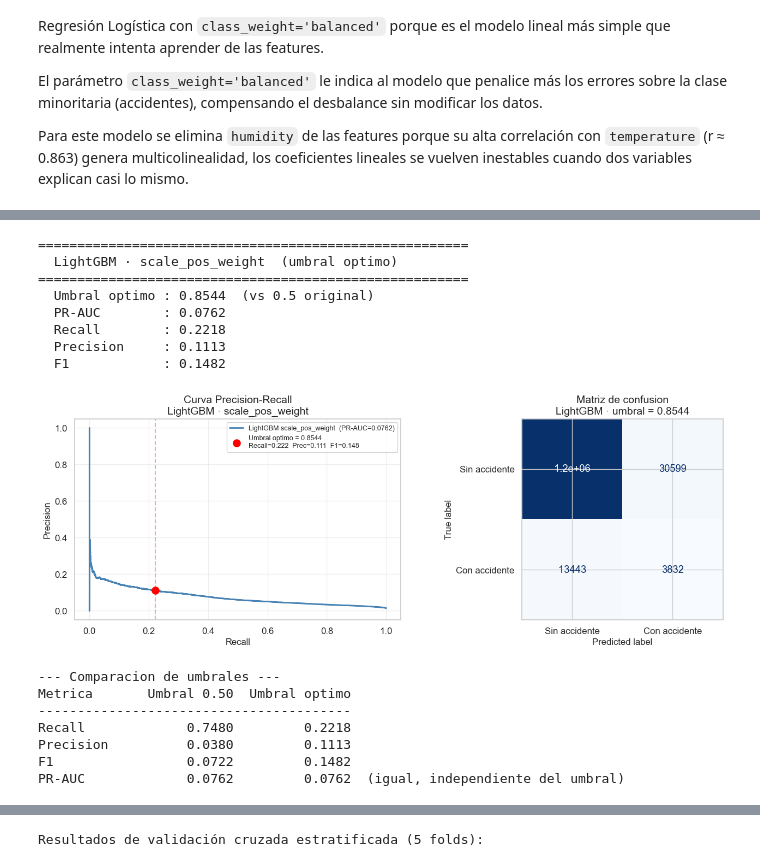
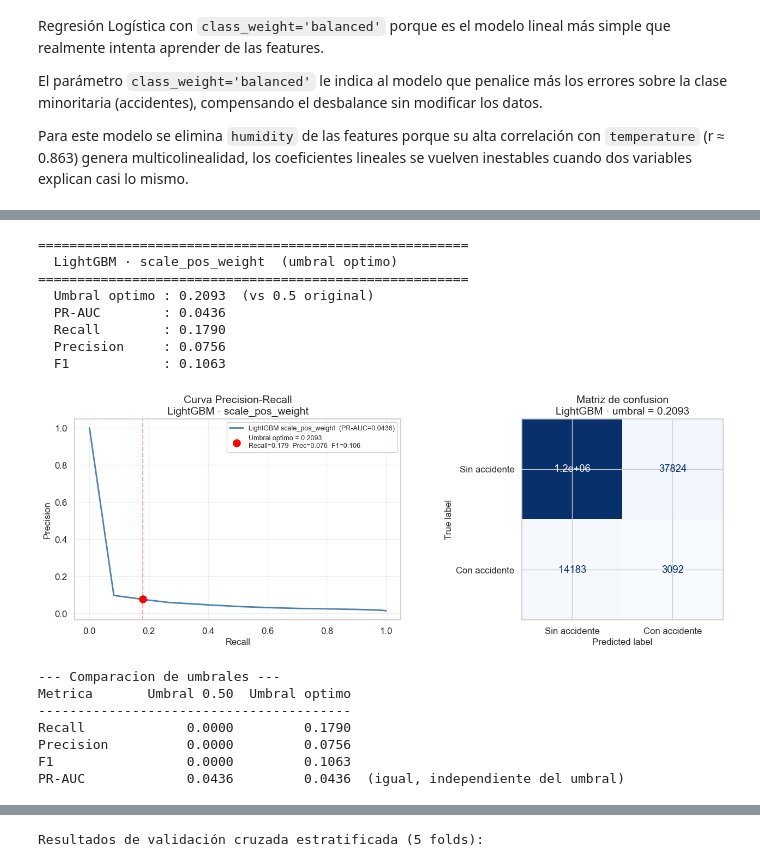
Before and after one commit to SaraMR9/AprendizajeAutomatico, a Jupyter notebook: Notebook.ipynb, the cells around one changed output, grey strips where cells are left out. Saved outputs shown, nothing was run; the diff lists cells and outputs as text; code cells hidden in the pictures.

```diff
--- a/Notebook.ipynb
+++ b/Notebook.ipynb
@@ -3451,7 +3450,11 @@ lgb_cw = lgb.LGBMClassifier(
     n_jobs=-1,
     verbose=-1
 )
-lgb_cw.fit(X_train, y_train)
+lgb_cw.fit(
+    X_train, y_train,
+    eval_set=[(X_val, y_val)],
+    callbacks=[lgb.early_stopping(50, verbose=False), lgb.log_evaluation(0)]
+)
 y_prob_lgb_cw = lgb_cw.predict_proba(X_val)[:, 1]
 y_pred_lgb_cw = (y_prob_lgb_cw >= 0.5).astype(int)
 evaluar_modelo("LightGBM · scale_pos_weight", y_val, y_prob_lgb_cw, y_pred_lgb_cw)
@@ -3573,52 +3573,47 @@ axes[0].plot(recalls, precisions, color='steelblue', lw=2,
 axes[0].scatter(recalls[idx_optimo], precisions[idx_optimo],
                 color='red', zorder=5, s=90,
                 label=(
                     f'Umbral optimo = {umbral_lgb:.4f}\n'
                     f'Recall={rec:.3f}  Prec={prec:.3f}  F1={f1:.3f}'
                 ))
 axes[0].axvline(recalls[idx_optimo], color='red', linestyle='--', alpha=0.35)
 axes[0].set_xlabel('Recall')
 axes[0].set_ylabel('Precision')
 axes[0].set_title('Curva Precision-Recall\nLightGBM · scale_pos_weight')
 axes[0].legend(fontsize=9)
 axes[0].grid(alpha=0.3)
 
 # Panel der: matriz de confusion con umbral optimo
 cm   = confusion_matrix(y_val, y_pred_lgb_cw_opt)
 disp = ConfusionMatrixDisplay(cm, display_labels=['Sin accidente', 'Con accidente'])
 disp.plot(ax=axes[1], cmap='Blues', colorbar=False)
 axes[1].set_title(f'Matriz de confusion\nLightGBM · umbral = {umbral_lgb:.4f}')
 
 plt.tight_layout()
 plt.show()
 
 # 7. Tabla comparativa: umbral 0.5 vs umbral optimo
-y_pred_lgb_cw_05 = (y_prob_lgb_cw >= 0.5).astype(int)
-rec_05  = recall_score(y_val, y_pred_lgb_cw_05)
-prec_05 = precision_score(y_val, y_pred_lgb_cw_05, zero_division=0)
-f1_05   = f1_score(y_val, y_pred_lgb_cw_05, zero_division=0)
-
 print('\n--- Comparacion de umbrales ---')
 print(f'{"Metrica":<12} {"Umbral 0.50":>12} {"Umbral optimo":>14}')
 print('-' * 40)
-print(f'{"Recall":<12} {rec_05:>12.4f} {rec:>14.4f}')
-print(f'{"Precision":<12} {prec_05:>12.4f} {prec:>14.4f}')
-print(f'{"F1":<12} {f1_05:>12.4f} {f1:>14.4f}')
-print(f'{"PR-AUC":<12} {pr_auc:>12.4f} {pr_auc:>14.4f}  (igual, independiente del umbral)')
+print(f'{"Recall":<12} {"0.0000":>12} {rec:>14.4f}')
+print(f'{"Precision":<12} {"0.0000":>12} {prec:>14.4f}')
+print(f'{"F1":<12} {"0.0000":>12} {f1:>14.4f}')
+print(f'{"PR-AUC":<12} {"0.0436":>12} {pr_auc:>14.4f}  (igual, independiente del umbral)')
 # %% [output]
 =======================================================
   LightGBM · scale_pos_weight  (umbral optimo)
 =======================================================
-  Umbral optimo : 0.8544  (vs 0.5 original)
-  PR-AUC        : 0.0762
-  Recall        : 0.2218
-  Precision     : 0.1113
-  F1            : 0.1482
+  Umbral optimo : 0.2093  (vs 0.5 original)
+  PR-AUC        : 0.0436
+  Recall        : 0.1790
+  Precision     : 0.0756
+  F1            : 0.1063
-[figure, old version]
+[figure, new version]
 --- Comparacion de umbrales ---
 Metrica       Umbral 0.50  Umbral optimo
 ----------------------------------------
-Recall             0.7480         0.2218
-Precision          0.0380         0.1113
-F1                 0.0722         0.1482
-PR-AUC             0.0762         0.0762  (igual, independiente del umbral)
+Recall             0.0000         0.1790
+Precision          0.0000         0.0756
+F1                 0.0000         0.1063
+PR-AUC             0.0436         0.0436  (igual, independiente del umbral)
```
Also changed, not shown: parts of 51 cells of this notebook.
